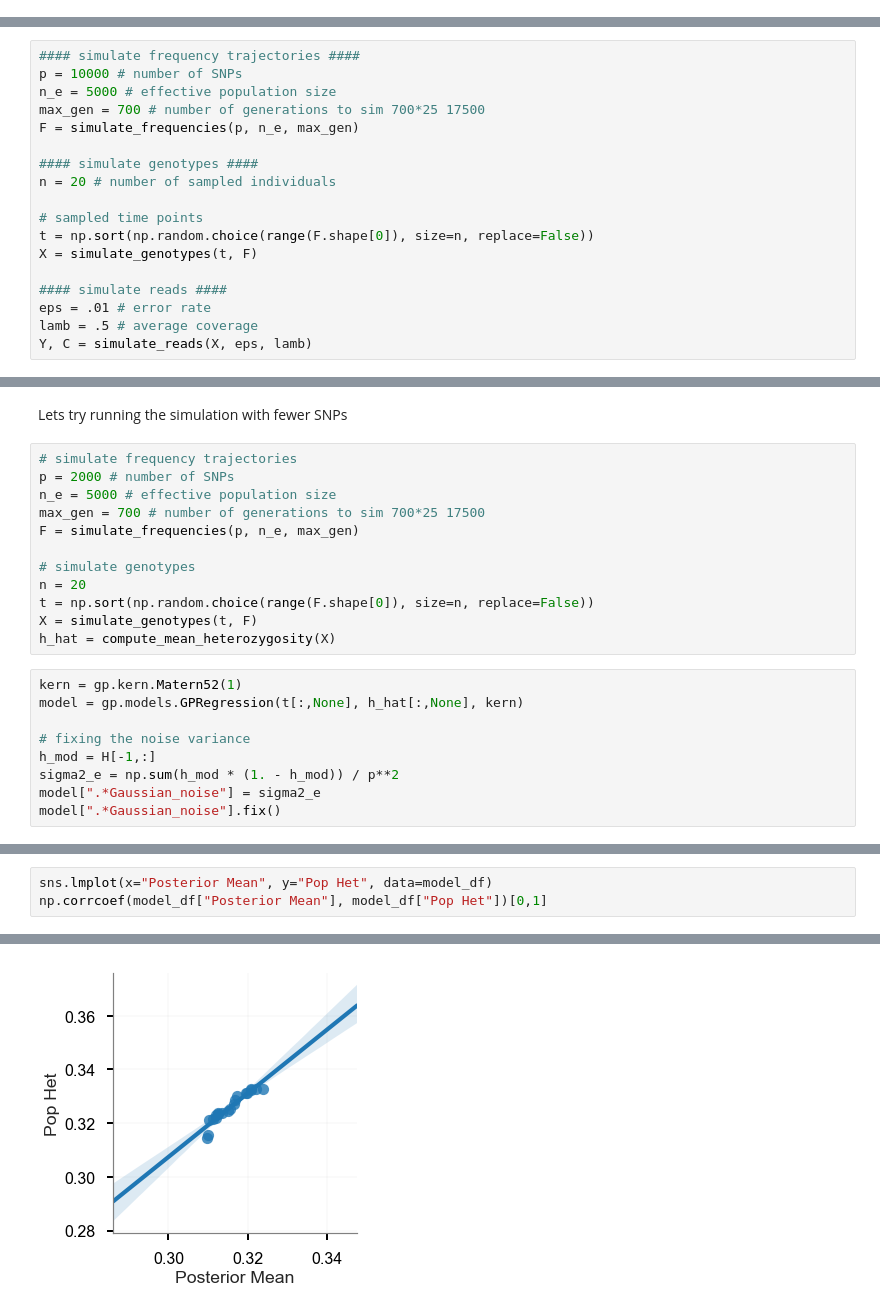
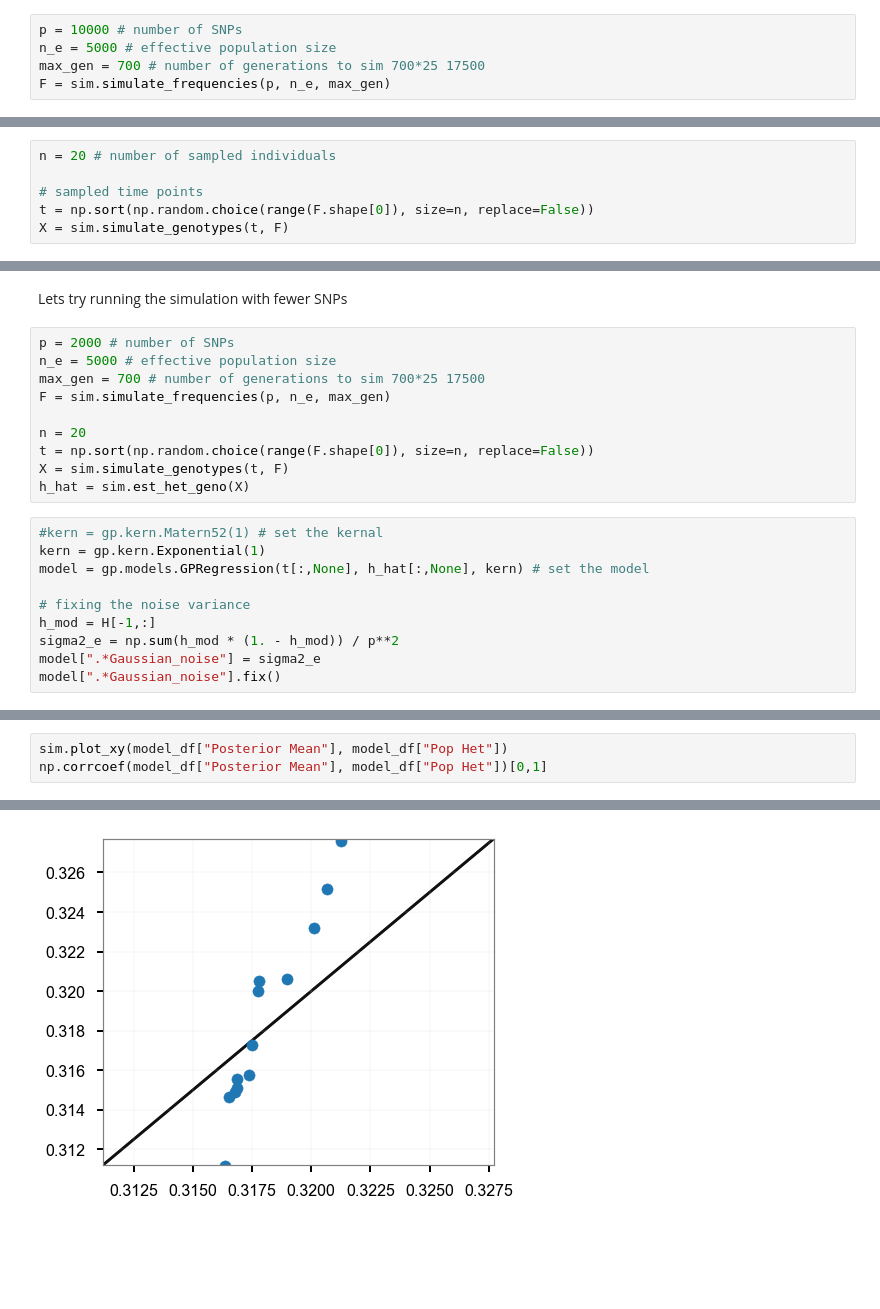
Before and after one commit to ancient-dna/hetgp, a Jupyter notebook: notebooks/wright-fisher-sim.ipynb, the cells around one changed output, grey strips where cells are left out. Drawn from its saved outputs; the diff is of its cells as text; blank space fills up the shorter version.

```diff
--- a/notebooks/wright-fisher-sim.ipynb
+++ b/notebooks/wright-fisher-sim.ipynb
@@ -117,0 +36,5 @@ def compute_mean_heterozygosity(X):
+# %%
+p = 10000 # number of SNPs
+n_e = 5000 # effective population size
+max_gen = 700 # number of generations to sim 700*25 17500
+F = sim.simulate_frequencies(p, n_e, max_gen)
@@ -118,18 +43,6 @@ def compute_mean_heterozygosity(X):
 # %%
-#### simulate frequency trajectories ####
-p = 10000 # number of SNPs
-n_e = 5000 # effective population size
-max_gen = 700 # number of generations to sim 700*25 17500
-F = simulate_frequencies(p, n_e, max_gen)
-
-#### simulate genotypes ####
 n = 20 # number of sampled individuals
 
 # sampled time points
 t = np.sort(np.random.choice(range(F.shape[0]), size=n, replace=False))
-X = simulate_genotypes(t, F)
-
-#### simulate reads ####
-eps = .01 # error rate
-lamb = .5 # average coverage
-Y, C = simulate_reads(X, eps, lamb)
+X = sim.simulate_genotypes(t, F)
@@ -248,20 +176,19 @@ It seems the GP does provides a better fit than just the naive approach of compu
 # %% [markdown]
 Lets try running the simulation with fewer SNPs
 # %%
-# simulate frequency trajectories
 p = 2000 # number of SNPs
 n_e = 5000 # effective population size
 max_gen = 700 # number of generations to sim 700*25 17500
-F = simulate_frequencies(p, n_e, max_gen)
+F = sim.simulate_frequencies(p, n_e, max_gen)
 
-# simulate genotypes
 n = 20
 t = np.sort(np.random.choice(range(F.shape[0]), size=n, replace=False))
-X = simulate_genotypes(t, F)
-h_hat = compute_mean_heterozygosity(X)
+X = sim.simulate_genotypes(t, F)
+h_hat = sim.est_het_geno(X)
 # %%
-kern = gp.kern.Matern52(1)
-model = gp.models.GPRegression(t[:,None], h_hat[:,None], kern)
+#kern = gp.kern.Matern52(1) # set the kernal
+kern = gp.kern.Exponential(1)
+model = gp.models.GPRegression(t[:,None], h_hat[:,None], kern) # set the model
 
 # fixing the noise variance
 h_mod = H[-1,:]
@@ -286,4 +213,4 @@ plt.plot(t, h_hat,'kx',mew=1.5)
 # %%
-sns.lmplot(x="Posterior Mean", y="Pop Het", data=model_df)
+sim.plot_xy(model_df["Posterior Mean"], model_df["Pop Het"])
 np.corrcoef(model_df["Posterior Mean"], model_df["Pop Het"])[0,1]
 # %% [output]
@@ -291,2 +218,2 @@ np.corrcoef(model_df["Posterior Mean"], model_df["Pop Het"])[0,1]
-[figure, old version]
+[figure, new version]
 # %%
```
Also changed, not shown: parts of 29 cells of this notebook, 4 other files.
